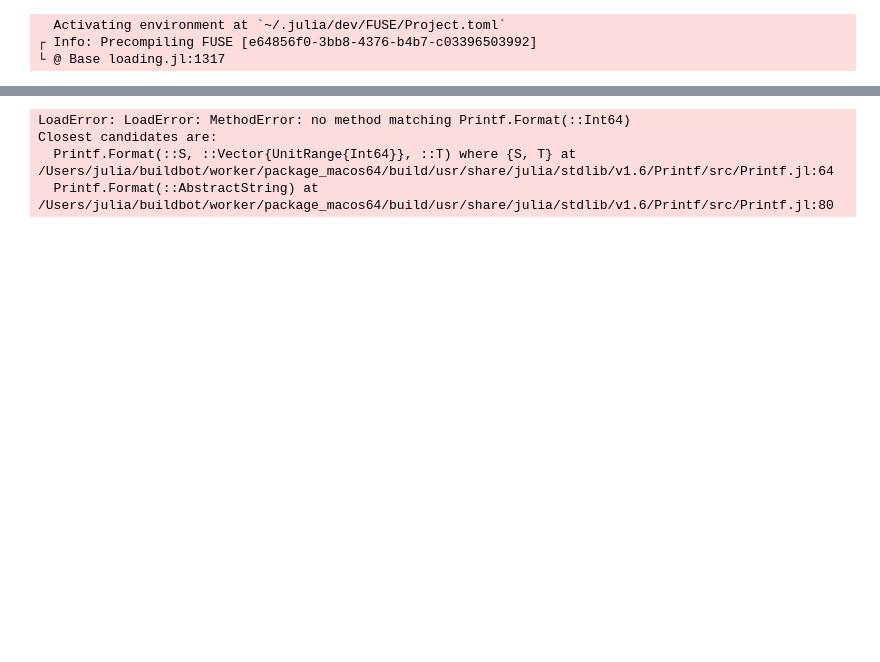
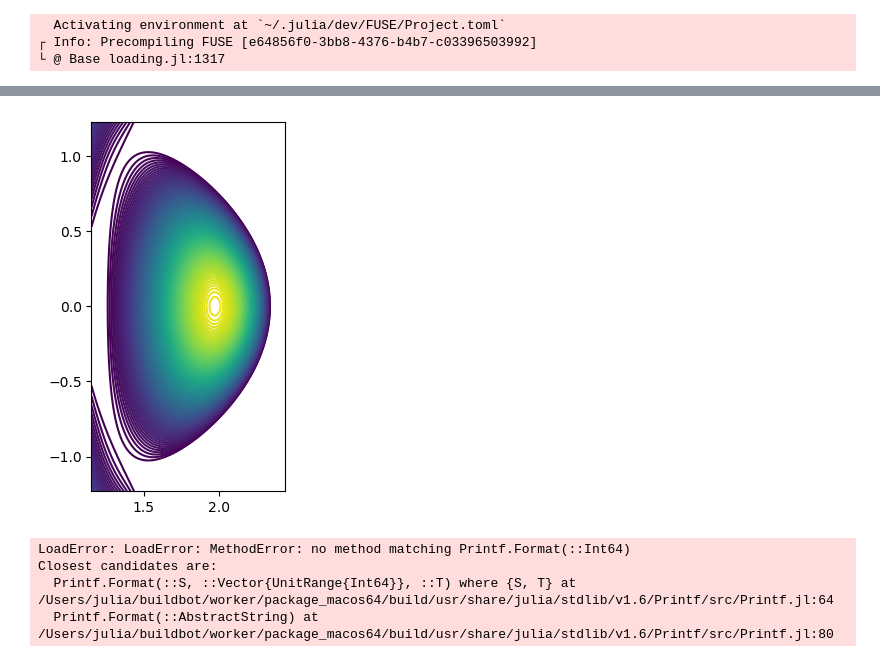
Before and after one commit to ProjectTorreyPines/FUSE.jl, a Jupyter notebook: examples/FUSE_development.ipynb, the cells around one changed output, grey strips where cells are left out. Saved outputs shown, nothing was run; the diff lists cells and outputs as text; code cells hidden in the pictures; blank space fills up the shorter version.

Commit message:
Equilibrium actor refactoring and flux surface tracing

```diff
--- a/examples/FUSE_development.ipynb
+++ b/examples/FUSE_development.ipynb
@@ -8,16 +8,3 @@ using FUSE.IMAS
   Activating environment at `~/.julia/dev/FUSE/Project.toml`
 ┌ Info: Precompiling FUSE [e64856f0-3bb8-4376-b4b7-c03396503992]
 └ @ Base loading.jl:1317
-# %%
-R0 = 1.8
-δ = 0.5
-ϵ = 0.32
-κ = 1.7
-B0 = 2.0
-qstar = 1.57
-beta_t = 0.1
-
-eq0=FUSE.init(IMAS.equilibrium(), 0.0; B0, R0, ϵ, δ, κ, beta_t, qstar)
-eq=FUSE.SolovevEquilibriumActor(eq0, 0.0);
-FUSE.step(eq; abs_error=1E-4,verbose=true)
-FUSE.finalize(eq)
@@ -42,3 +61,29 @@ time ➡ 1-element Vector{Float64}
+# %%
+using Equilibrium
+psi=Equilibrium.psi_limits(eq.S)
+psi=collect(range(psi[1],psi[end],length=100))
+psin=collect(range(0.0,1.0,length=length(psi)))
+p=Equilibrium.pressure(eq.S,psi)
+pprime=Equilibrium.pressure_gradient(eq.S,psi)
+f=Equilibrium.poloidal_current(eq.S,psi)
+fprime=Equilibrium.poloidal_current_gradient(eq.S,psi)
+mu0 = 4*pi*1e-7
+
+function Psi(M::AbstractEquilibrium, dx=0.01,dy=0.01)
+    xlims, ylims = limits(M)
+    x = range(xlims...,step=dx)
+    y = range(ylims...,step=dy)
+    return collect(x),collect(y),[M(xx,yy) for xx in x, yy in y]
+end
+
+levels=sort(range(Equilibrium.psi_limits(eq.S)...,length=110))
+
+x,y,PSI=Psi(eq.S)
+PyPlot.contour(x,y,transpose(PSI),tmp)
+PyPlot.gca().set_aspect("equal")
+#PyPlot.plot(psin,f.*fprime)
+# %% [output]
+[figure, added]
 # %%
 using Printf
 digits = -Int(log10(1E-9))
```
Also changed, not shown: parts of 2 cells of this notebook, 3 other files.
